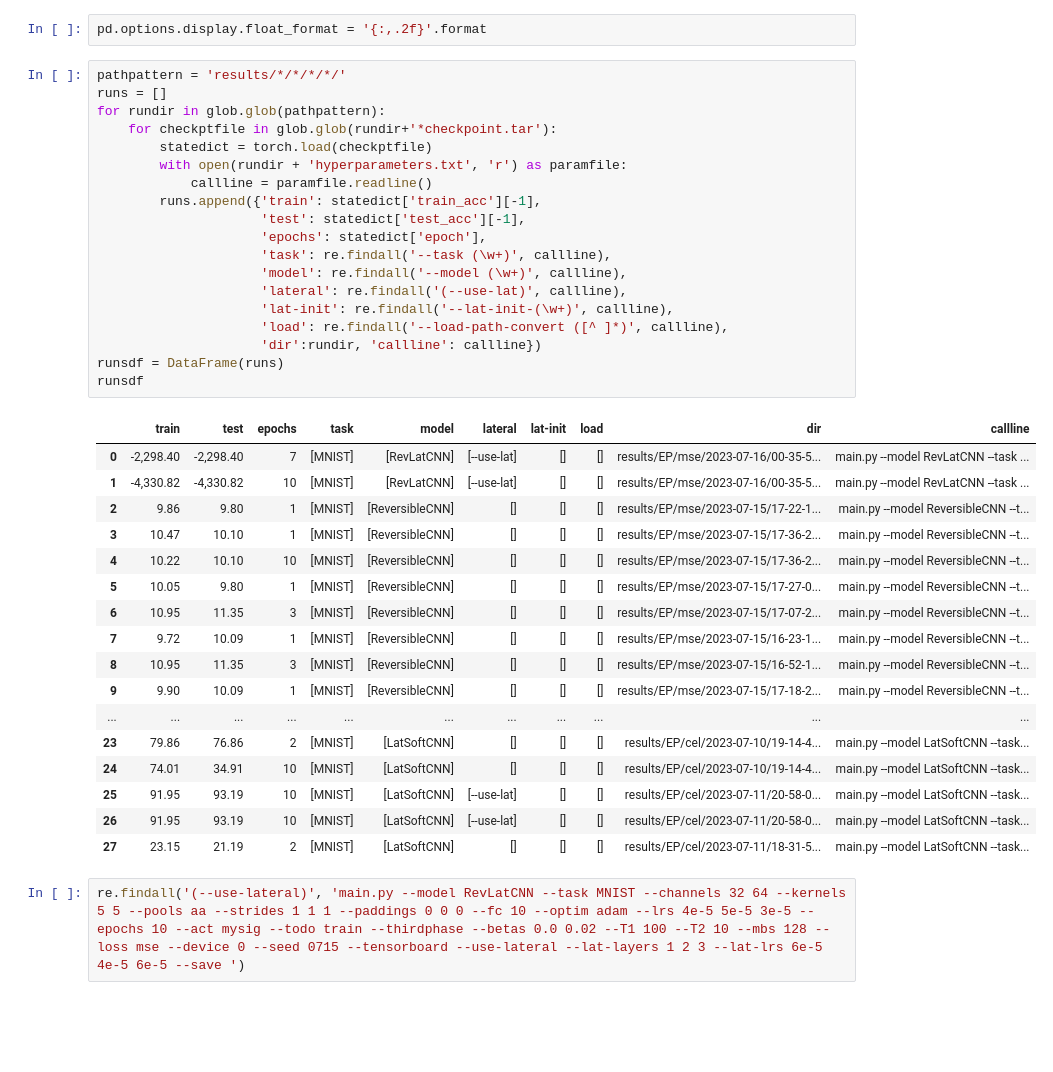
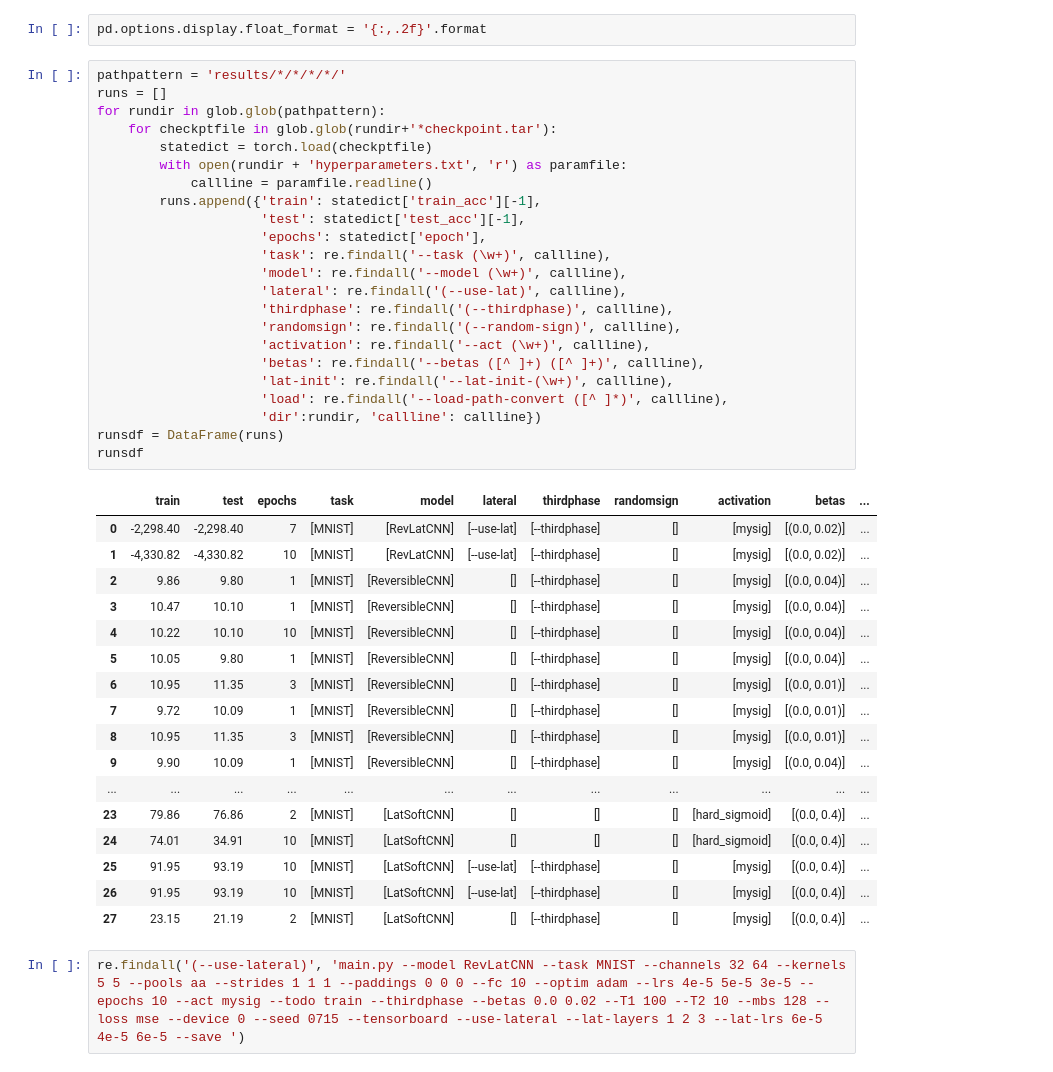
Before and after one commit to ajherman/Equilibrium-Propagation, a Jupyter notebook: latdecisionsoftmax-plots.ipynb, the cells around one changed output. Saved outputs shown, nothing was run; the diff lists cells and outputs as text; blank space fills up the shorter version.

Commit message:
viewing results of past runs

```diff
--- a/latdecisionsoftmax-plots.ipynb
+++ b/latdecisionsoftmax-plots.ipynb
@@ -22,40 +22,44 @@ pd.options.display.float_format = '{:,.2f}'.format
 # %%
 pathpattern = 'results/*/*/*/*/'
 runs = []
 for rundir in glob.glob(pathpattern):
     for checkptfile in glob.glob(rundir+'*checkpoint.tar'):
         statedict = torch.load(checkptfile)
         with open(rundir + 'hyperparameters.txt', 'r') as paramfile:
             callline = paramfile.readline()
         runs.append({'train': statedict['train_acc'][-1],
                      'test': statedict['test_acc'][-1],
                      'epochs': statedict['epoch'],
                      'task': re.findall('--task (\w+)', callline),
                      'model': re.findall('--model (\w+)', callline),
                      'lateral': re.findall('(--use-lat)', callline),
+                     'thirdphase': re.findall('(--thirdphase)', callline),
+                     'randomsign': re.findall('(--random-sign)', callline),
+                     'activation': re.findall('--act (\w+)', callline),
+                     'betas': re.findall('--betas ([^ ]+) ([^ ]+)', callline),
                      'lat-init': re.findall('--lat-init-(\w+)', callline),
                      'load': re.findall('--load-path-convert ([^ ]*)', callline),
                      'dir':rundir, 'callline': callline})
 runsdf = DataFrame(runs)
 runsdf
 # %% [output]
-|  | train | test | epochs | task | model | lateral | lat-init | load | dir | callline |
-| 0 | -2,298.40 | -2,298.40 | 7 | [MNIST] | [RevLatCNN] | [--use-lat] | [] | [] | results/EP/mse/2023-07-16/00-35-5... | main.py --model RevLatCNN --task ... |
-| 1 | -4,330.82 | -4,330.82 | 10 | [MNIST] | [RevLatCNN] | [--use-lat] | [] | [] | results/EP/mse/2023-07-16/00-35-5... | main.py --model RevLatCNN --task ... |
-| 2 | 9.86 | 9.80 | 1 | [MNIST] | [ReversibleCNN] | [] | [] | [] | results/EP/mse/2023-07-15/17-22-1... | main.py --model ReversibleCNN --t... |
-| 3 | 10.47 | 10.10 | 1 | [MNIST] | [ReversibleCNN] | [] | [] | [] | results/EP/mse/2023-07-15/17-36-2... | main.py --model ReversibleCNN --t... |
-| 4 | 10.22 | 10.10 | 10 | [MNIST] | [ReversibleCNN] | [] | [] | [] | results/EP/mse/2023-07-15/17-36-2... | main.py --model ReversibleCNN --t... |
-| 5 | 10.05 | 9.80 | 1 | [MNIST] | [ReversibleCNN] | [] | [] | [] | results/EP/mse/2023-07-15/17-27-0... | main.py --model ReversibleCNN --t... |
-| 6 | 10.95 | 11.35 | 3 | [MNIST] | [ReversibleCNN] | [] | [] | [] | results/EP/mse/2023-07-15/17-07-2... | main.py --model ReversibleCNN --t... |
-| 7 | 9.72 | 10.09 | 1 | [MNIST] | [ReversibleCNN] | [] | [] | [] | results/EP/mse/2023-07-15/16-23-1... | main.py --model ReversibleCNN --t... |
-| 8 | 10.95 | 11.35 | 3 | [MNIST] | [ReversibleCNN] | [] | [] | [] | results/EP/mse/2023-07-15/16-52-1... | main.py --model ReversibleCNN --t... |
-| 9 | 9.90 | 10.09 | 1 | [MNIST] | [ReversibleCNN] | [] | [] | [] | results/EP/mse/2023-07-15/17-18-2... | main.py --model ReversibleCNN --t... |
-| ... | ... | ... | ... | ... | ... | ... | ... | ... | ... | ... |
-| 23 | 79.86 | 76.86 | 2 | [MNIST] | [LatSoftCNN] | [] | [] | [] | results/EP/cel/2023-07-10/19-14-4... | main.py --model LatSoftCNN --task... |
-| 24 | 74.01 | 34.91 | 10 | [MNIST] | [LatSoftCNN] | [] | [] | [] | results/EP/cel/2023-07-10/19-14-4... | main.py --model LatSoftCNN --task... |
-| 25 | 91.95 | 93.19 | 10 | [MNIST] | [LatSoftCNN] | [--use-lat] | [] | [] | results/EP/cel/2023-07-11/20-58-0... | main.py --model LatSoftCNN --task... |
-| 26 | 91.95 | 93.19 | 10 | [MNIST] | [LatSoftCNN] | [--use-lat] | [] | [] | results/EP/cel/2023-07-11/20-58-0... | main.py --model LatSoftCNN --task... |
-| 27 | 23.15 | 21.19 | 2 | [MNIST] | [LatSoftCNN] | [] | [] | [] | results/EP/cel/2023-07-11/18-31-5... | main.py --model LatSoftCNN --task... |
+|  | train | test | epochs | task | model | lateral | thirdphase | randomsign | activation | betas | ... |
+| 0 | -2,298.40 | -2,298.40 | 7 | [MNIST] | [RevLatCNN] | [--use-lat] | [--thirdphase] | [] | [mysig] | [(0.0, 0.02)] | ... |
+| 1 | -4,330.82 | -4,330.82 | 10 | [MNIST] | [RevLatCNN] | [--use-lat] | [--thirdphase] | [] | [mysig] | [(0.0, 0.02)] | ... |
+| 2 | 9.86 | 9.80 | 1 | [MNIST] | [ReversibleCNN] | [] | [--thirdphase] | [] | [mysig] | [(0.0, 0.04)] | ... |
+| 3 | 10.47 | 10.10 | 1 | [MNIST] | [ReversibleCNN] | [] | [--thirdphase] | [] | [mysig] | [(0.0, 0.04)] | ... |
+| 4 | 10.22 | 10.10 | 10 | [MNIST] | [ReversibleCNN] | [] | [--thirdphase] | [] | [mysig] | [(0.0, 0.04)] | ... |
+| 5 | 10.05 | 9.80 | 1 | [MNIST] | [ReversibleCNN] | [] | [--thirdphase] | [] | [mysig] | [(0.0, 0.04)] | ... |
+| 6 | 10.95 | 11.35 | 3 | [MNIST] | [ReversibleCNN] | [] | [--thirdphase] | [] | [mysig] | [(0.0, 0.01)] | ... |
+| 7 | 9.72 | 10.09 | 1 | [MNIST] | [ReversibleCNN] | [] | [--thirdphase] | [] | [mysig] | [(0.0, 0.01)] | ... |
+| 8 | 10.95 | 11.35 | 3 | [MNIST] | [ReversibleCNN] | [] | [--thirdphase] | [] | [mysig] | [(0.0, 0.01)] | ... |
+| 9 | 9.90 | 10.09 | 1 | [MNIST] | [ReversibleCNN] | [] | [--thirdphase] | [] | [mysig] | [(0.0, 0.04)] | ... |
+| ... | ... | ... | ... | ... | ... | ... | ... | ... | ... | ... | ... |
+| 23 | 79.86 | 76.86 | 2 | [MNIST] | [LatSoftCNN] | [] | [] | [] | [hard_sigmoid] | [(0.0, 0.4)] | ... |
+| 24 | 74.01 | 34.91 | 10 | [MNIST] | [LatSoftCNN] | [] | [] | [] | [hard_sigmoid] | [(0.0, 0.4)] | ... |
+| 25 | 91.95 | 93.19 | 10 | [MNIST] | [LatSoftCNN] | [--use-lat] | [--thirdphase] | [] | [mysig] | [(0.0, 0.4)] | ... |
+| 26 | 91.95 | 93.19 | 10 | [MNIST] | [LatSoftCNN] | [--use-lat] | [--thirdphase] | [] | [mysig] | [(0.0, 0.4)] | ... |
+| 27 | 23.15 | 21.19 | 2 | [MNIST] | [LatSoftCNN] | [] | [--thirdphase] | [] | [mysig] | [(0.0, 0.4)] | ... |
 # %%
 re.findall('(--use-lateral)', 'main.py --model RevLatCNN --task MNIST --channels 32 64 --kernels 5 5 --pools aa --strides 1 1 1 --paddings 0 0 0 --fc 10 --optim adam --lrs 4e-5 5e-5 3e-5 --epochs 10 --act mysig --todo train --thirdphase --betas 0.0 0.02 --T1 100 --T2 10 --mbs 128 --loss mse --device 0 --seed 0715 --tensorboard --use-lateral --lat-layers 1 2 3 --lat-lrs 6e-5 4e-5 6e-5 --save ')
 # %% [output]
```
